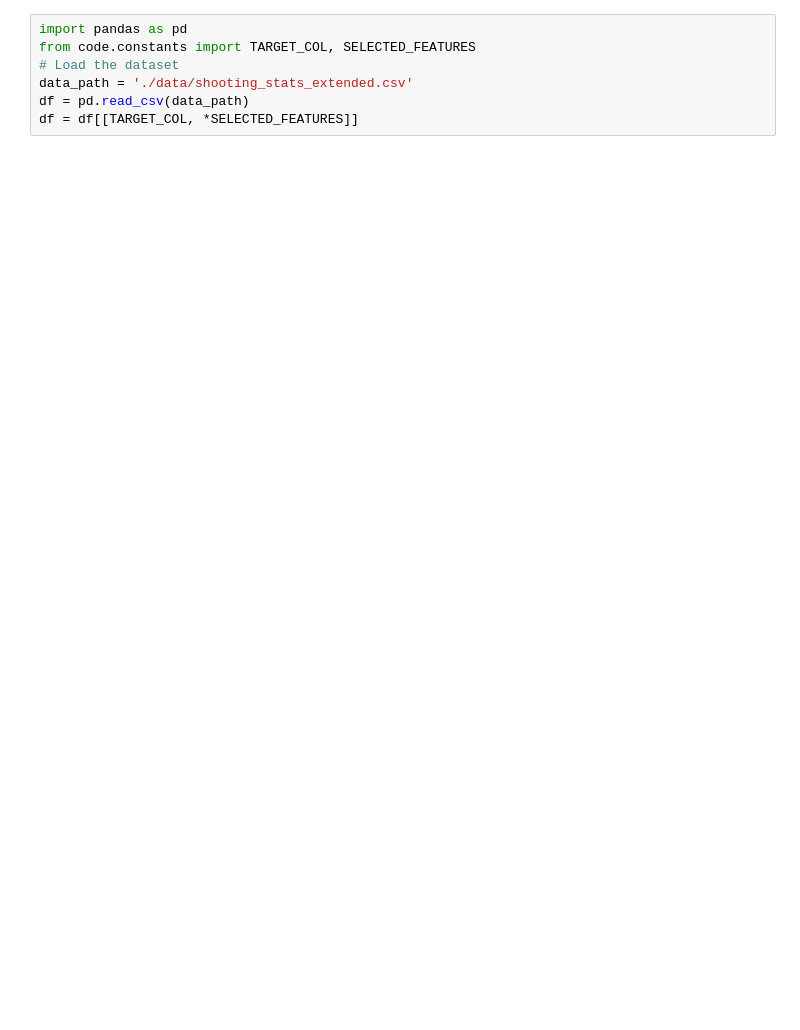
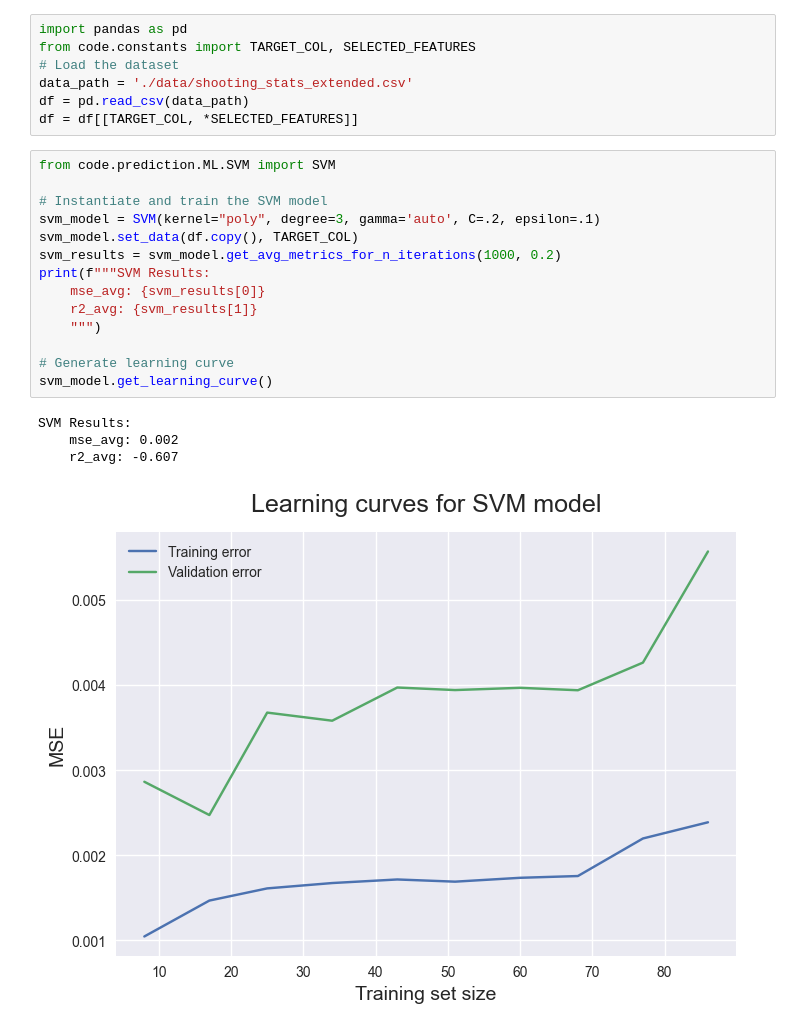
Before and after one commit to dkStephanos/3pp-predictions, a Jupyter notebook: prediction.ipynb, the cells around one changed output. Drawn from its saved outputs; the diff is of its cells as text; blank space fills up the shorter version.

```diff
--- a/prediction.ipynb
+++ b/prediction.ipynb
@@ -5,6 +5,25 @@ from code.constants import TARGET_COL, SELECTED_FEATURES
 data_path = './data/shooting_stats_extended.csv'
 df = pd.read_csv(data_path)
 df = df[[TARGET_COL, *SELECTED_FEATURES]]
+# %%
+from code.prediction.ML.SVM import SVM
+
+# Instantiate and train the SVM model
+svm_model = SVM(kernel="poly", degree=3, gamma='auto', C=.2, epsilon=.1)
+svm_model.set_data(df.copy(), TARGET_COL)
+svm_results = svm_model.get_avg_metrics_for_n_iterations(1000, 0.2)
+print(f"""SVM Results:
+    mse_avg: {svm_results[0]}
+    r2_avg: {svm_results[1]}
+    """)
+
+# Generate learning curve
+svm_model.get_learning_curve()
+# %% [output]
+SVM Results:
+    mse_avg: 0.002
+    r2_avg: -0.607
+[figure, added]
 # %%
 from code.prediction.ML.NeuralNetwork import NeuralNetwork
 
```
Also changed, not shown: parts of 4 cells of this notebook.
